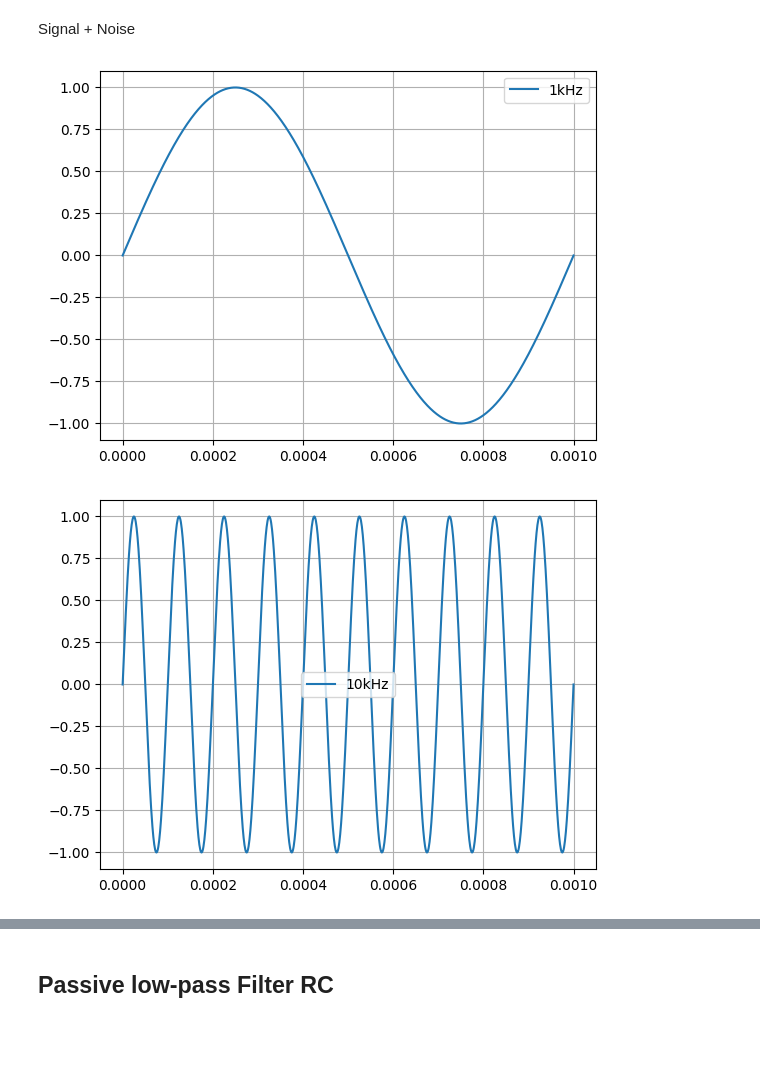
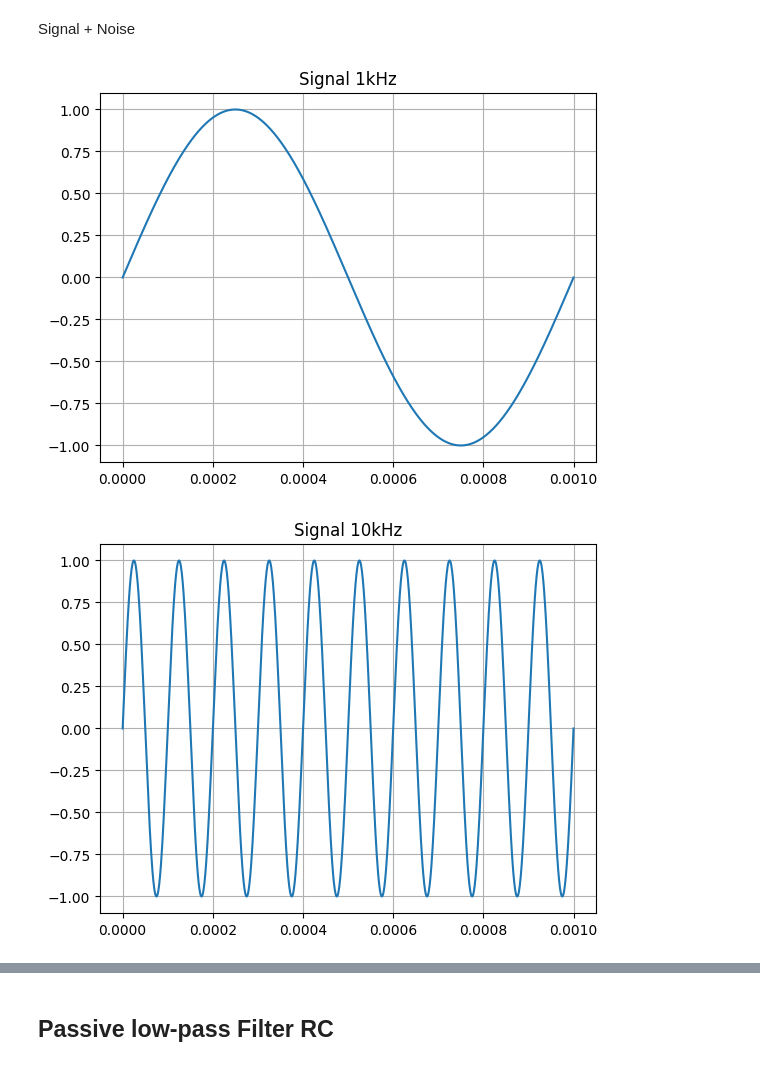
Before and after one commit to V-kr0pt/filtros_ufpb, a Jupyter notebook: filters.ipynb, the cells around one changed output, grey strips where cells are left out. Saved outputs shown, nothing was run; the diff lists cells and outputs as text; code cells hidden in the pictures; blank space fills up the shorter version.

```diff
--- a/filters.ipynb
+++ b/filters.ipynb
@@ -28,10 +35,10 @@ signals = {
 # %%
 for key in signals:
     plt.figure()
+    plt.title(f'Signal {key}')
     plt.plot(t, signals[key], label=key)
-    plt.legend()
     plt.grid()
     plt.savefig(image_path+f'signal_{key}.png')
 # %% [output]
-[figure, old version]
+[figure, new version]
-[figure, old version]
+[figure, new version]
```
Also changed, not shown: parts of 17 cells of this notebook, 50 other files.
